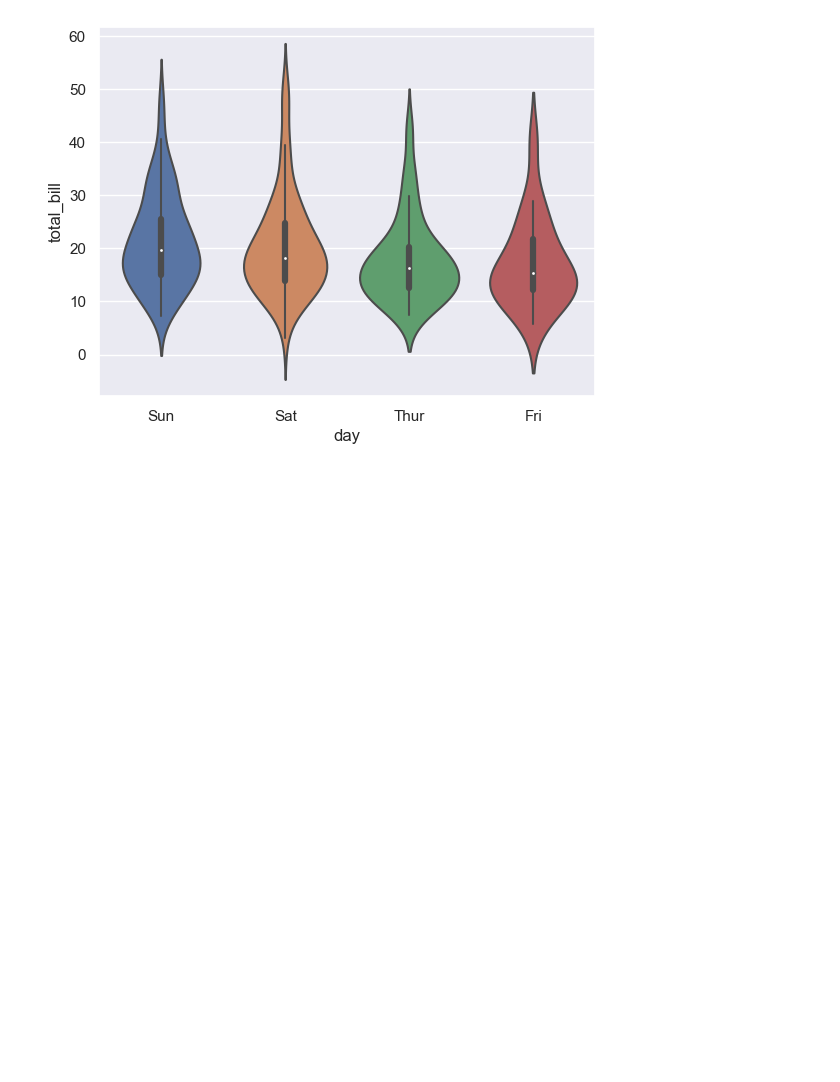
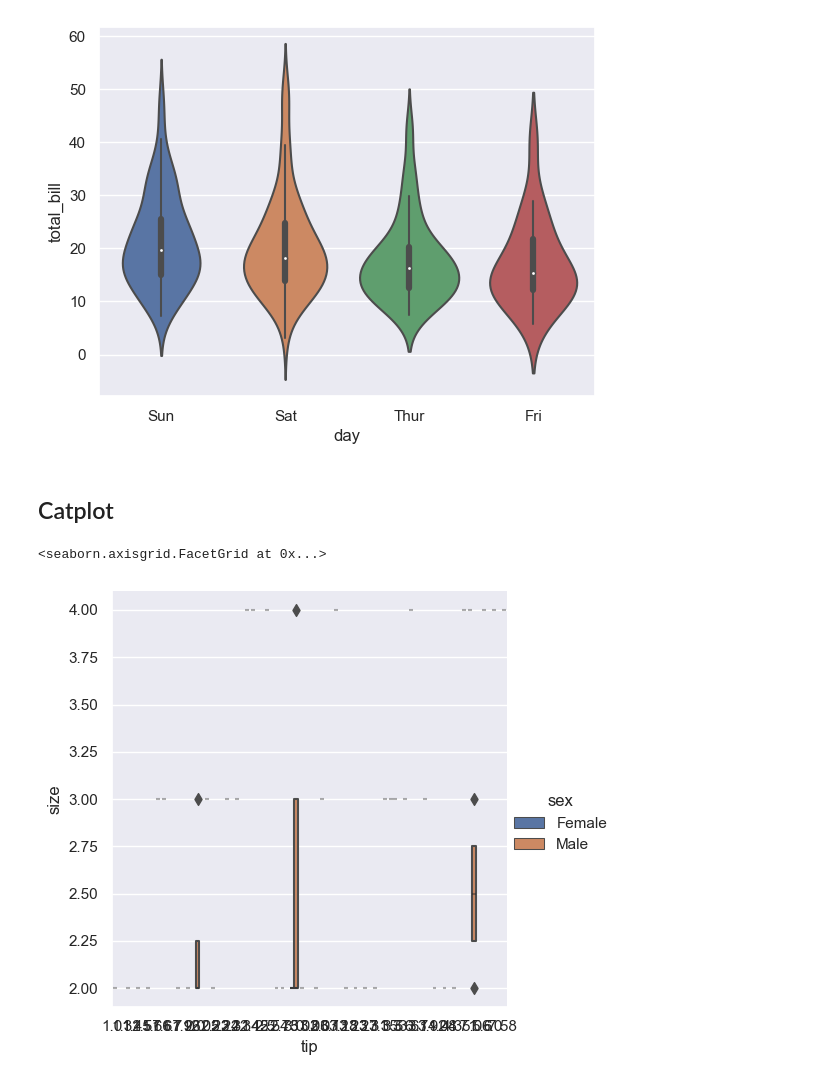
Before and after one commit to Nanda-Kiran-Royal/Learning_Seaborn, a Jupyter notebook: Seaborn.ipynb, the cells around one changed output. Drawn from its saved outputs; the diff is of its cells as text; code cells hidden in the pictures; blank space fills up the shorter version.

```diff
--- a/Seaborn.ipynb
+++ b/Seaborn.ipynb
@@ -267,3 +267,10 @@ sns.violinplot(x='day',y='total_bill',data=data)
 # %% [output]
 <Axes: xlabel='day', ylabel='total_bill'>
 [figure]
+# %% [markdown]
+## Catplot
+# %%
+sns.catplot(x='tip',y='size',data=data.head(50),hue='sex',kind='boxen')
+# %% [output]
+<seaborn.axisgrid.FacetGrid at 0x...>
+[figure, added]
```
Also changed, not shown: parts of 9 cells of this notebook.
